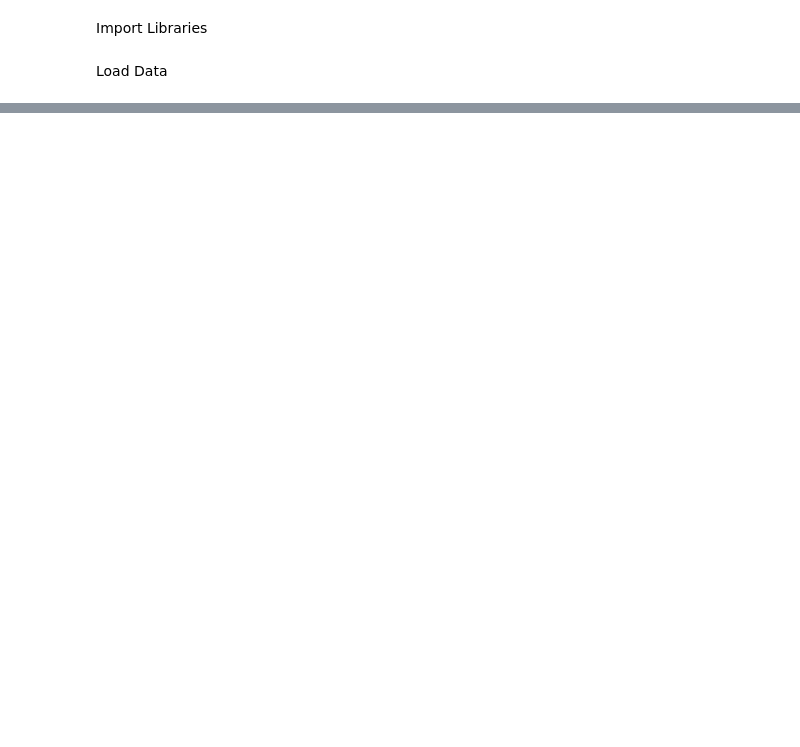
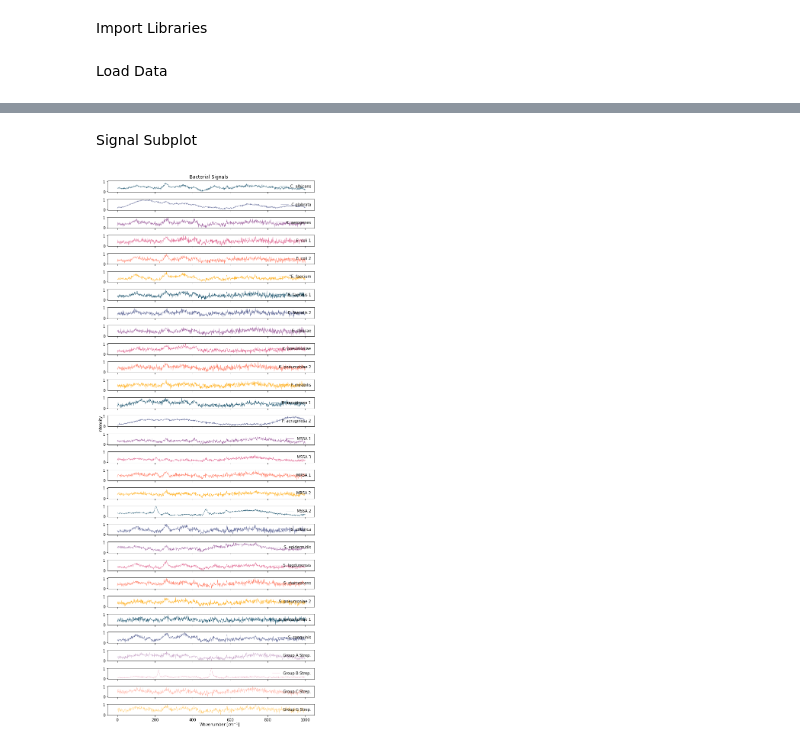
Before and after one commit to FLC-ML/raman-id, a Jupyter notebook: Data_Visualization_Kaitlyn.ipynb, the cells around one changed output, grey strips where cells are left out. Cells and saved outputs as stored; diff of their text form; code cells hidden in the pictures; blank space fills up the shorter version.

```diff
--- a/Data_Visualization_Kaitlyn.ipynb
+++ b/Data_Visualization_Kaitlyn.ipynb
@@ -578,0 +551,72 @@ No handles with labels found to put in legend.
+# %% [markdown]
+Signal Subplot
+# %%
+fig, axs = plt.subplots(30, sharex = True, sharey = True, figsize=(8, 20), tight_layout=True)
+fig.suptitle('Bacterial Signals', y = 1.0025)
+fig.text(.55,0,'Wavenumber [$cm^{-1}$]', ha = 'center')
+fig.text(0,.55,'Intensity', va = 'center', rotation = 'vertical')
+
+axs[0].plot(X[0], color = '#003f5c', linewidth = 0.5, label = 'C. albicans')
+axs[0].legend(frameon = False, loc = "upper right")
+axs[1].plot(X[2000], color = '#444e86', linewidth = 0.5, label = 'C glabrata')
+axs[1].legend(frameon = False, loc = "upper right")
+axs[2].plot(X[4000], color = '#955196', linewidth = 0.5, label = 'K. aerogenes')
+axs[2].legend(frameon = False, loc = "upper right")
+axs[3].plot(X[6000], color = '#dd5182', linewidth = 0.5, label = 'E. coli 1')
+axs[3].legend(frameon = False, loc = "upper right")
+axs[4].plot(X[8000], color = '#ff6e54', linewidth = 0.5, label = 'E. coli 2')
+axs[4].legend(frameon = False, loc = "upper right")
+axs[5].plot(X[10000], color = '#ffa600', linewidth = 0.5, label = '"E. faecium')
+axs[5].legend(frameon = False, loc = "upper right")
+axs[6].plot(X[12000], color = '#003f5c', linewidth = 0.5, label = 'E. faecalis 1')
+axs[6].legend(frameon = False, loc = "upper right")
+axs[7].plot(X[14000], color = '#444e86', linewidth = 0.5, label = 'E. faecalis 2')
+axs[7].legend(frameon = False, loc = "upper right")
+axs[8].plot(X[16000], color = '#955196', linewidth = 0.5, label = 'E. cloacae')
+axs[8].legend(frameon = False, loc = "upper right")
+axs[9].plot(X[18000], color = '#dd5182', linewidth = 0.5, label = 'K. pneumoniae')
+axs[9].legend(frameon = False, loc = "upper right")
+axs[10].plot(X[20000], color = '#ff6e54', linewidth = 0.5, label = 'K. pneumoniae 2')
+axs[10].legend(frameon = False, loc = "upper right")
+axs[11].plot(X[22000], color = '#ffa600', linewidth = 0.5, label = 'P. mirabilis')
+axs[11].legend(frameon = False, loc = "upper right")
+axs[12].plot(X[24000], color = '#003f5c', linewidth = 0.5, label = 'P. aeruginosa 1')
+axs[12].legend(frameon = False, loc = "upper right")
+axs[13].plot(X[26000], color = '#444e86', linewidth = 0.5, label = 'P. aeruginosa 2')
+axs[13].legend(frameon = False, loc = "upper right")
+axs[14].plot(X[28000], color = '#955196', linewidth = 0.5, label = 'MSSA 1')
+axs[14].legend(frameon = False, loc = "upper right")
+axs[15].plot(X[30000], color = '#dd5182', linewidth = 0.5, label = 'MSSA 3')
+axs[15].legend(frameon = False, loc = "upper right")
+axs[16].plot(X[32000], color = '#ff6e54', linewidth = 0.5, label = 'MRSA 1')
+axs[16].legend(frameon = False, loc = "upper right")
+axs[17].plot(X[34000], color = '#ffa600', linewidth = 0.5, label = 'MRSA 2')
+axs[17].legend(frameon = False, loc = "upper right")
+axs[18].plot(X[36000], color = '#003f5c', linewidth = 0.5, label = 'MSSA 2')
+axs[18].legend(frameon = False, loc = "upper right")
+axs[19].plot(X[38000], color = '#444e86', linewidth = 0.5, label = 'S. enterica')
+axs[19].legend(frameon = False, loc = "upper right")
+axs[20].plot(X[40000], color = '#955196', linewidth = 0.5, label = 'S. epidermidis')
+axs[20].legend(frameon = False, loc = "upper right")
+axs[21].plot(X[42000], color = '#dd5182', linewidth = 0.5, label = 'S. lugdunensis')
+axs[21].legend(frameon = False, loc = "upper right")
+axs[22].plot(X[44000], color = '#ff6e54', linewidth = 0.5, label = 'S. marcescens')
+axs[22].legend(frameon = False, loc = "upper right")
+axs[23].plot(X[46000], color = '#ffa600', linewidth = 0.5, label = 'S. pneumoniae 2')
+axs[23].legend(frameon = False, loc = "upper right")
+axs[24].plot(X[48000], color = '#003f5c', linewidth = 0.5, label = 'S. pneumoniae 1')
+axs[24].legend(frameon = False, loc = "upper right")
+axs[25].plot(X[50000], color = '#444e86', linewidth = 0.5, label = 'S. sanguinis')
+axs[25].legend(frameon = False, loc = "upper right")
+axs[26].plot(X[52000], color = '#955196', linewidth = 0.25,label = 'Group A Strep.')
+axs[26].legend(frameon = False, loc = "upper right")
+axs[27].plot(X[54000], color = '#dd5182', linewidth = 0.25,label = 'Group B Strep.')
+axs[27].legend(frameon = False, loc = "upper right")
+axs[28].plot(X[56000], color = '#ff6e54', linewidth = 0.25,label = 'Group C Strep.')
+axs[28].legend(frameon = False, loc = "upper right")
+axs[29].plot(X[58000], color = '#ffa600', linewidth = 0.25,label = 'Group G Strep.')
+axs[29].legend(frameon = False, loc = "upper right")
+
+fig.savefig('Signal Subplot')
+# %% [output]
+[figure, added]
```
Also changed, not shown: parts of 12 cells of this notebook.
